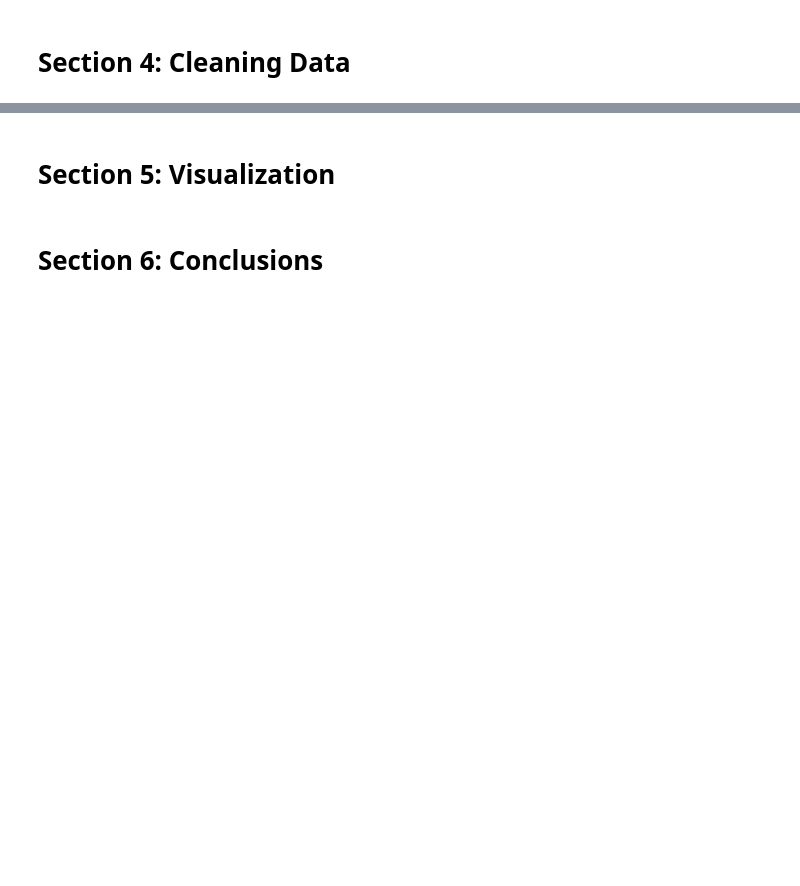
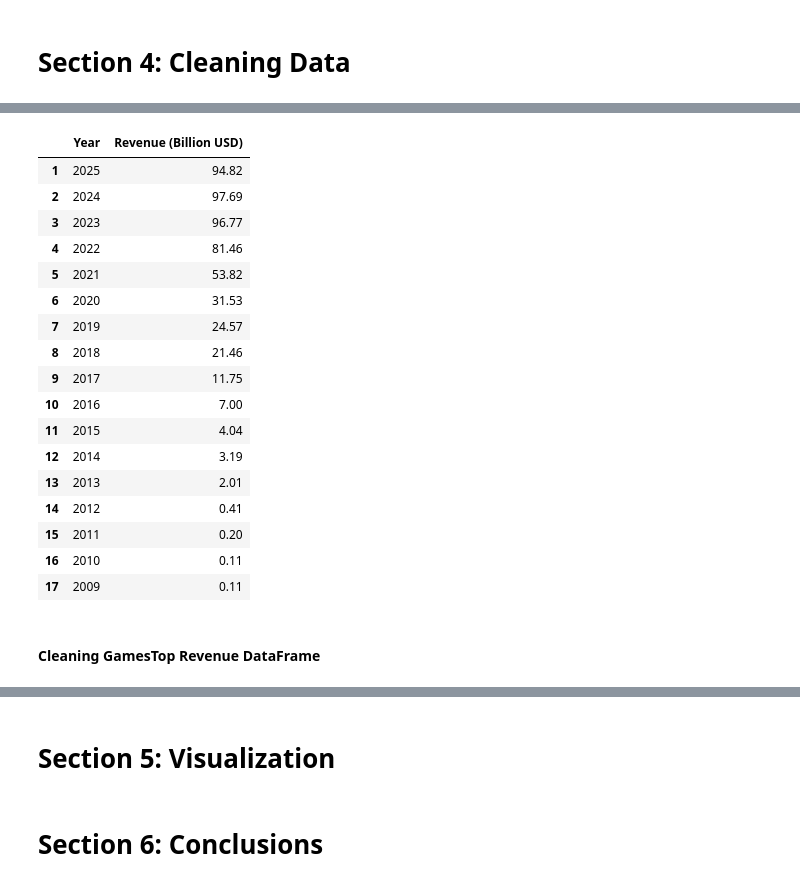
Before and after one commit to eddyzevallos12/Stock-Price-vs-Revenue-Analysis-Tesla-GameStop-, a Jupyter notebook: Stock Price vs Company Fundamentals Analysis.ipynb, the cells around one changed output, grey strips where cells are left out. Saved outputs shown, nothing was run; the diff lists cells and outputs as text; code cells hidden in the pictures; blank space fills up the shorter version.

Commit message:
added cleaning the data section

```diff
--- a/Stock Price vs Company Fundamentals Analysis.ipynb
+++ b/Stock Price vs Company Fundamentals Analysis.ipynb
@@ -165,0 +186,7 @@ revenue_gme
+# %%
+revenue_tesla_clean['Year'] = pd.to_numeric(revenue_tesla_clean['Year'], errors='raise')
+# %%
+revenue_tesla_clean['Revenue'] = revenue_tesla_clean['Revenue'].str.replace('$', '', regex=False)
+revenue_tesla_clean['Revenue'] = revenue_tesla_clean['Revenue'].str.replace('B', '', regex=False)
+# %%
+revenue_tesla_clean['Revenue'] = pd.to_numeric(revenue_tesla_clean['Revenue'], errors='raise')
@@ -165,0 +205,25 @@ revenue_gme
+# %%
+revenue_tesla_clean = revenue_tesla_clean.rename(columns= {'Revenue': 'Revenue (Billion USD)'})
+# %%
+revenue_tesla_clean
+# %% [output]
+|  | Year | Revenue (Billion USD) |
+| 1 | 2025 | 94.82 |
+| 2 | 2024 | 97.69 |
+| 3 | 2023 | 96.77 |
+| 4 | 2022 | 81.46 |
+| 5 | 2021 | 53.82 |
+| 6 | 2020 | 31.53 |
+| 7 | 2019 | 24.57 |
+| 8 | 2018 | 21.46 |
+| 9 | 2017 | 11.75 |
+| 10 | 2016 | 7.00 |
+| 11 | 2015 | 4.04 |
+| 12 | 2014 | 3.19 |
+| 13 | 2013 | 2.01 |
+| 14 | 2012 | 0.41 |
+| 15 | 2011 | 0.20 |
+| 16 | 2010 | 0.11 |
+| 17 | 2009 | 0.11 |
+# %% [markdown]
+#### Cleaning GamesTop Revenue DataFrame
```
Also changed, not shown: parts of 20 cells of this notebook.
